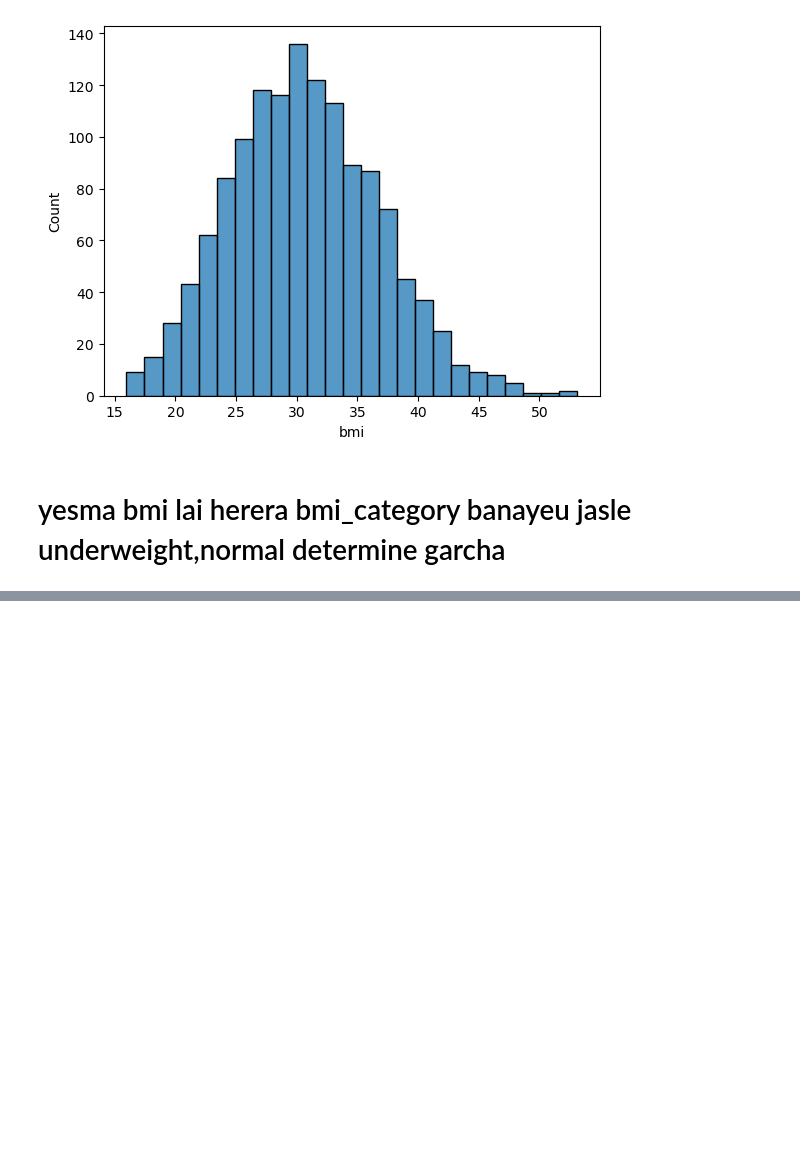
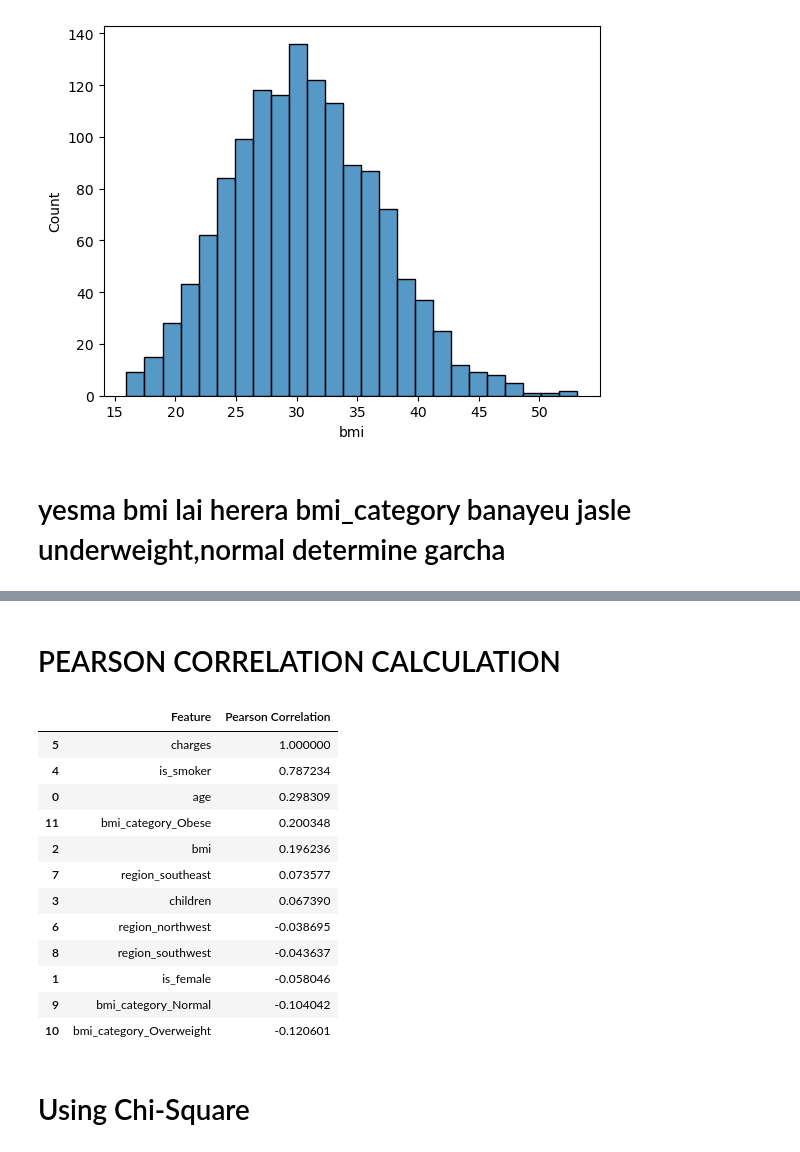
Before and after one commit to sulavg50-ux/Self_data_analysis, a Jupyter notebook: insurance.ipynb, the cells around one changed output, grey strips where cells are left out. Saved outputs shown, nothing was run; the diff lists cells and outputs as text; code cells hidden in the pictures; blank space fills up the shorter version.

```diff
--- a/insurance.ipynb
+++ b/insurance.ipynb
@@ -268,7 +268,7 @@ sns.histplot(df['bmi'])
 # %% [markdown]
 # yesma bmi lai herera bmi_category banayeu jasle underweight,normal determine garcha
 # %%
-df_cleaned['bmi_Category']=pd.cut(
+df_cleaned['bmi_category']=pd.cut(
     df_cleaned['bmi'],
     bins=[0,18.5,24.9,29.9,float('inf')],
     labels=['Underweight','Normal','Overweight','Obese'])
@@ -283,0 +293,4 @@ df_cleaned.head()
+# %%
+df_cleaned=pd.get_dummies(df_cleaned,columns=['bmi_category'],drop_first=True)
+# %%
+df_cleaned=df_cleaned.astype(int)
@@ -283,0 +331,5 @@ df_cleaned.head()
+# %%
+from sklearn.preprocessing import StandardScaler
+cols=['age','bmi','children']
+scaler=StandardScaler()
+df_cleaned[cols]=scaler.fit_transform(df_cleaned[cols])
@@ -283,0 +345,2 @@ df_cleaned.head()
+# %% [markdown]
+# PEARSON CORRELATION CALCULATION
@@ -283,0 +349,28 @@ df_cleaned.head()
+# %%
+selected_features=[
+    'age', 'is_female', 'bmi', 'children', 'is_smoker', 'charges',
+       'region_northwest', 'region_southeast', 'region_southwest',
+       'bmi_category_Normal', 'bmi_category_Overweight', 'bmi_category_Obese'
+]
+correlations={
+    feature: pearsonr(df_cleaned[feature],df_cleaned['charges'])[0]
+    for feature in selected_features
+}
+correlation_df=pd.DataFrame(list(correlations.items()),columns=['Feature','Pearson Correlation'])
+correlation_df.sort_values(by=['Pearson Correlation'],ascending=False)
+# %% [output]
+|  | Feature | Pearson Correlation |
+| 5 | charges | 1.000000 |
+| 4 | is_smoker | 0.787234 |
+| 0 | age | 0.298309 |
+| 11 | bmi_category_Obese | 0.200348 |
+| 2 | bmi | 0.196236 |
+| 7 | region_southeast | 0.073577 |
+| 3 | children | 0.067390 |
+| 6 | region_northwest | -0.038695 |
+| 8 | region_southwest | -0.043637 |
+| 1 | is_female | -0.058046 |
+| 9 | bmi_category_Normal | -0.104042 |
+| 10 | bmi_category_Overweight | -0.120601 |
+# %% [markdown]
+# Using Chi-Square
```
Also changed, not shown: parts of 10 cells of this notebook.
